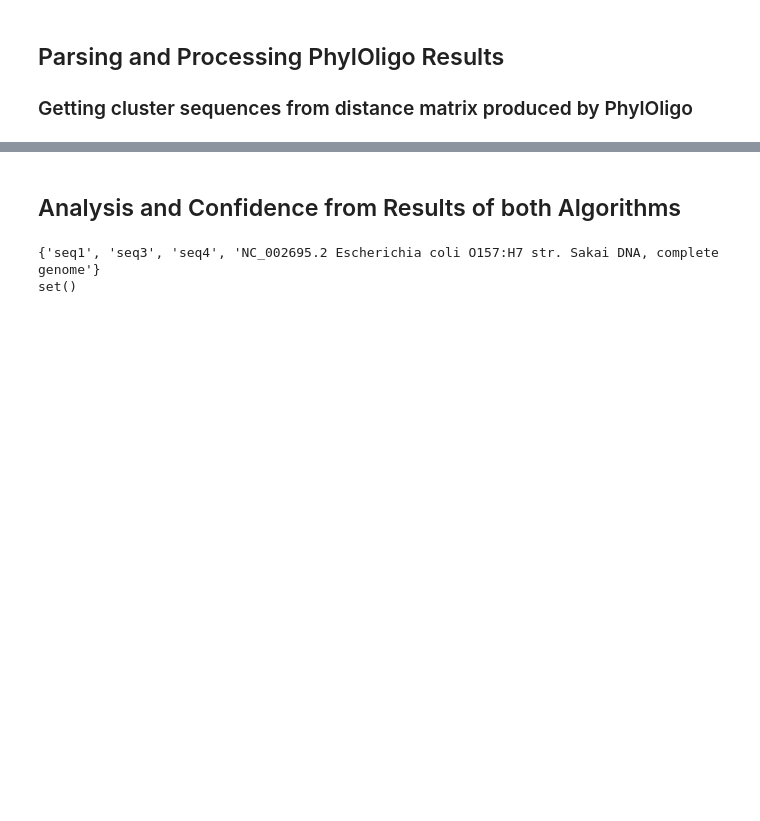
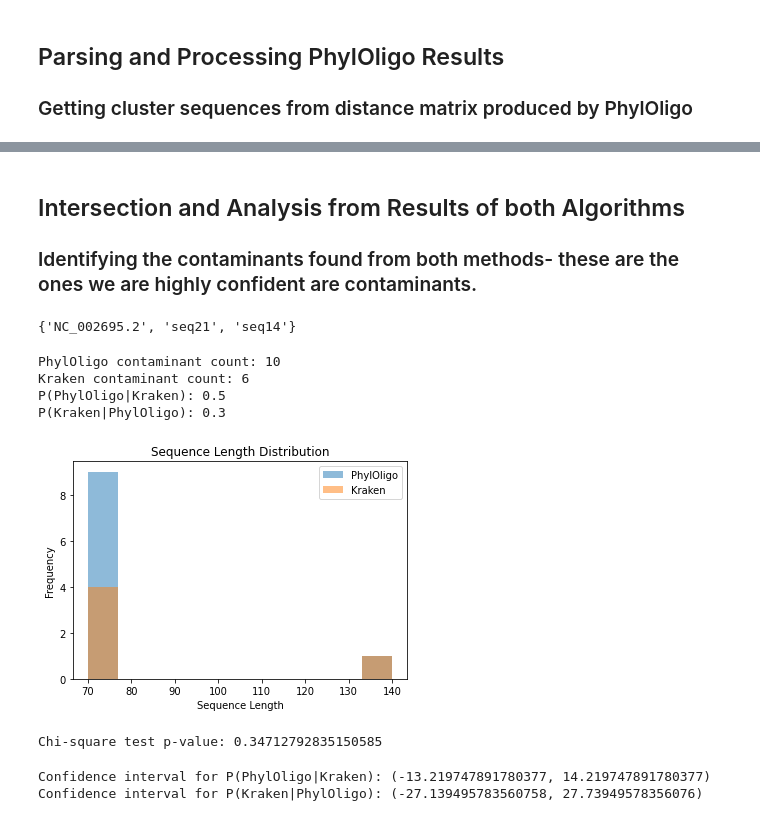
Before and after one commit to crosezhang/cg-final-project, a Jupyter notebook: CGProcess.ipynb, the cells around one changed output, grey strips where cells are left out. Cells and saved outputs as stored; diff of their text form; code cells hidden in the pictures; blank space fills up the shorter version.

```diff
--- a/CGProcess.ipynb
+++ b/CGProcess.ipynb
@@ -289,17 +266,83 @@ print(phyloligo_contaminants)
 # %% [markdown]
-## Analysis and Confidence from Results of both Algorithms
+## Intersection and Analysis from Results of both Algorithms
+
+### Identifying the contaminants found from both methods- these are the ones we are highly confident are contaminants.
 # %%
-#TO-DO: Logic to combine the results of phyloligo and kraken to determine confidence of contaminants
+import re
 
+def fuzzy_match(seq1, seq2):
+    # Create patterns to match whole words
+    pattern1 = fr'\b{seq1}\b'
+    pattern2 = fr'\b{seq2}\b'
+    return re.search(pattern1, seq2) or re.search(pattern2, seq1)
+
+# Convert the lists to sets for efficient operations
 phyloligo_set = set(phyloligo_contaminants)
 kraken_set = set(kraken_contaminants)
 
-print(phyloligo_set)
+# Initialize a set to store common contaminants
+common_contaminants = set()
 
-# Get the intersection of the two sets
-common_contaminants = phyloligo_set.intersection(kraken_set)
+# Iterate through each pair of sequence IDs
+for p_seq in phyloligo_set:
+    for k_seq in kraken_set:
+        if fuzzy_match(p_seq, k_seq):
+            common_contaminants.add(k_seq)
 
+# Output the common contaminants
 print(common_contaminants)
 # %% [output]
-{'seq1', 'seq3', 'seq4', 'NC_002695.2 Escherichia coli O157:H7 str. Sakai DNA, complete genome'}
-set()
+{'NC_002695.2', 'seq21', 'seq14'}
+# %%
+#Contaminant Sequence Count Analysis
+phyloligo_count = len(set(phyloligo_contaminants))
+kraken_count = len(set(kraken_contaminants))
+print(f"PhylOligo contaminant count: {phyloligo_count}")
+print(f"Kraken contaminant count: {kraken_count}")
+
+#Probability Estimation
+common_count = len(common_contaminants)
+prob_phyloligo_given_kraken = common_count / kraken_count
+prob_kraken_given_phyloligo = common_count / phyloligo_count
+print(f"P(PhylOligo|Kraken): {prob_phyloligo_given_kraken}")
+print(f"P(Kraken|PhylOligo): {prob_kraken_given_phyloligo}")
+
+#Sequence length analysis
+phyloligo_lengths = [len(sequences[seq_id]) for seq_id in phyloligo_contaminants if seq_id in sequences]
+kraken_lengths = [len(sequences[seq_id]) for seq_id in kraken_contaminants if seq_id in sequences]
+#Visualization
+import matplotlib.pyplot as plt
+# Plotting sequence length distributions
+plt.hist(phyloligo_lengths, alpha=0.5, label='PhylOligo')
+plt.hist(kraken_lengths, alpha=0.5, label='Kraken')
+plt.legend()
+plt.title('Sequence Length Distribution')
+plt.xlabel('Sequence Length')
+plt.ylabel('Frequency')
+plt.show()
+# %% [output]
+PhylOligo contaminant count: 10
+Kraken contaminant count: 6
+P(PhylOligo|Kraken): 0.5
+P(Kraken|PhylOligo): 0.3
+[figure, added]
+# %%
+#Statistical Significance testing
+from scipy.stats import chi2_contingency
+# Create a contingency table
+contingency_table = [[phyloligo_count, kraken_count], [len(sequences) - phyloligo_count, len(sequences) - kraken_count]]
+chi2, p, dof, ex = chi2_contingency(contingency_table)
+print(f"Chi-square test p-value: {p}")
+# %% [output]
+Chi-square test p-value: 0.34712792835150585
+# %%
+#Confidence Interval Calculation for Probability Estimations
+import scipy.stats as stats
+confidence = 0.95
+phyloligo_interval = stats.norm.interval(confidence, loc=prob_phyloligo_given_kraken, scale=stats.sem(phyloligo_lengths))
+kraken_interval = stats.norm.interval(confidence, loc=prob_kraken_given_phyloligo, scale=stats.sem(kraken_lengths))
+print(f"Confidence interval for P(PhylOligo|Kraken): {phyloligo_interval}")
+print(f"Confidence interval for P(Kraken|PhylOligo): {kraken_interval}")
+# %% [output]
+Confidence interval for P(PhylOligo|Kraken): (-13.219747891780377, 14.219747891780377)
+Confidence interval for P(Kraken|PhylOligo): (-27.139495783560758, 27.73949578356076)
```
Also changed, not shown: parts of 9 cells of this notebook.
